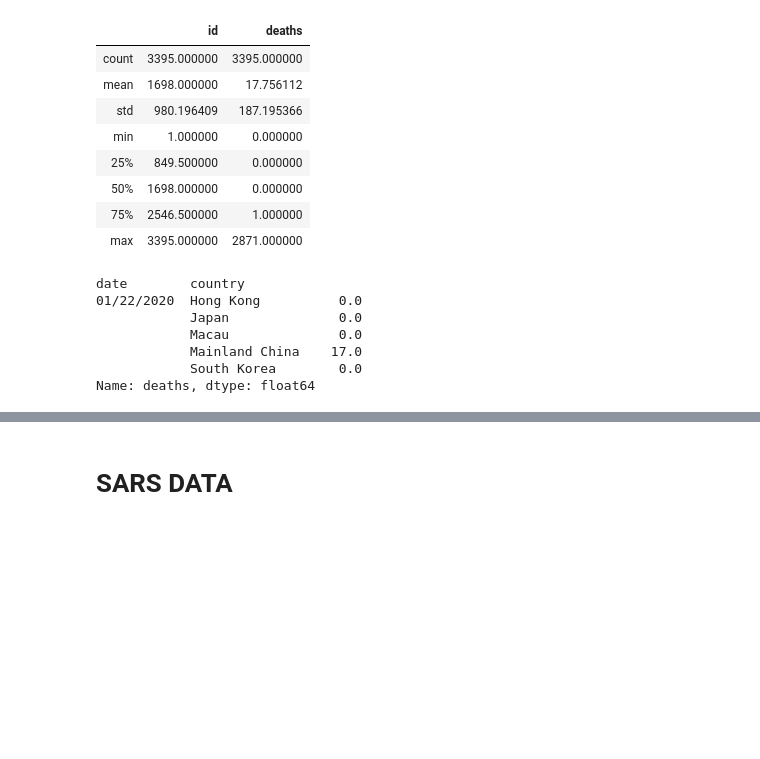
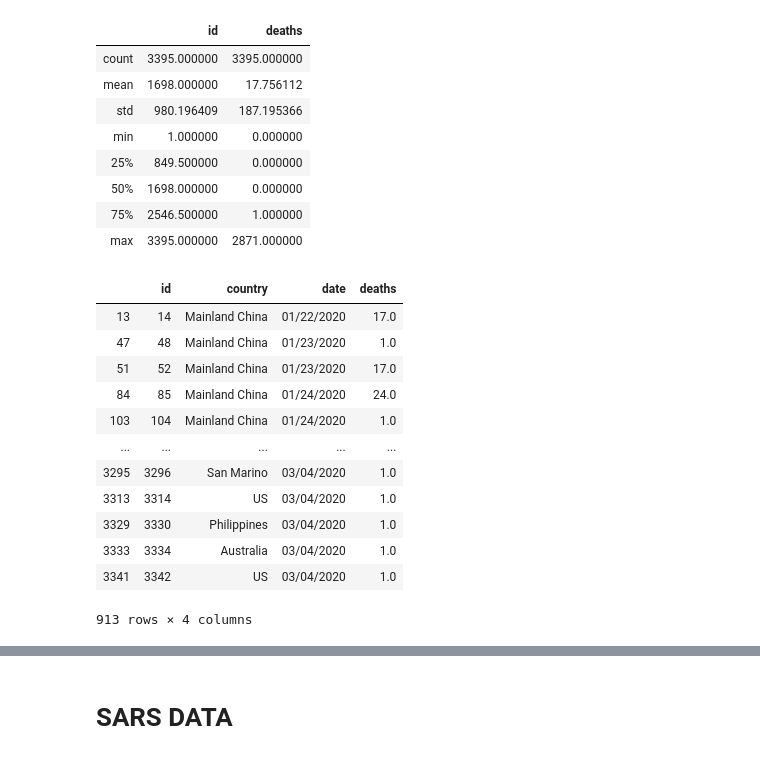
Before and after one commit to LeticiaVaz/ETL_Diseases, a Jupyter notebook: diseases_etl.ipynb, the cells around one changed output, grey strips where cells are left out. Cells and saved outputs as stored; diff of their text form; code cells hidden in the pictures; blank space fills up the shorter version.

```diff
--- a/diseases_etl.ipynb
+++ b/diseases_etl.ipynb
@@ -92,2 +95,18 @@ new_covid_df.describe()
+# %%
+new_covid_df
+# %% [output]
+|  | id | country | date | deaths |
+| 13 | 14 | Mainland China | 01/22/2020 | 17.0 |
+| 47 | 48 | Mainland China | 01/23/2020 | 1.0 |
+| 51 | 52 | Mainland China | 01/23/2020 | 17.0 |
+| 84 | 85 | Mainland China | 01/24/2020 | 24.0 |
+| 103 | 104 | Mainland China | 01/24/2020 | 1.0 |
+| ... | ... | ... | ... | ... |
+| 3295 | 3296 | San Marino | 03/04/2020 | 1.0 |
+| 3313 | 3314 | US | 03/04/2020 | 1.0 |
+| 3329 | 3330 | Philippines | 03/04/2020 | 1.0 |
+| 3333 | 3334 | Australia | 03/04/2020 | 1.0 |
+| 3341 | 3342 | US | 03/04/2020 | 1.0 |
+913 rows × 4 columns
 # %%
 # Group by date and country
@@ -95,12 +114,4 @@ new_covid_df = new_covid_df.groupby(['date', 'country'])
 # %%
 # Sum deaths on group by object and preview
-deaths = new_covid_df['deaths'].sum()
-deaths.head()
+#deaths = new_covid_df['deaths'].sum()
+#deaths.head()
-# %% [output]
-date        country
-01/22/2020  Hong Kong          0.0
-            Japan              0.0
-            Macau              0.0
-            Mainland China    17.0
-            South Korea        0.0
-Name: deaths, dtype: float64
```
Also changed, not shown: parts of 14 cells of this notebook, 1 other file.
